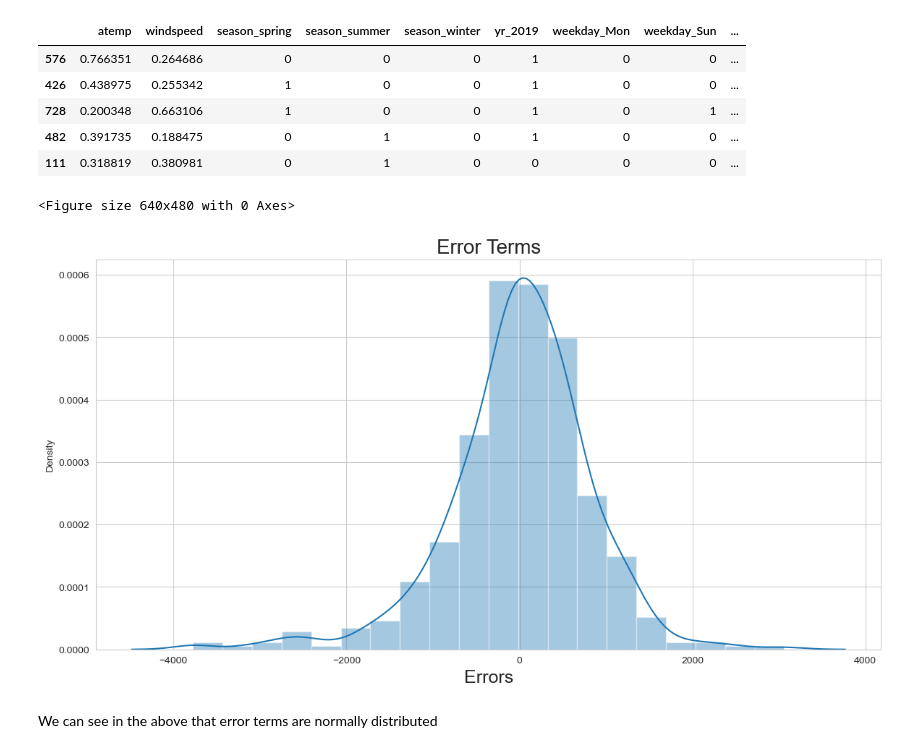
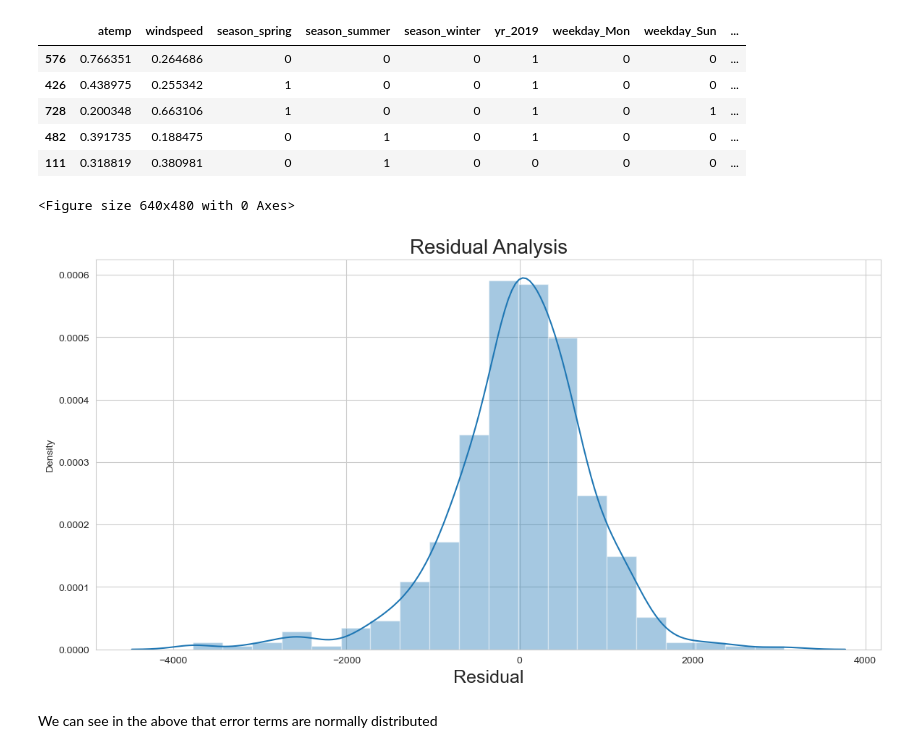
Before and after one commit to gurpreetkalra/BoomBikeCaseStudy, a Jupyter notebook: BoomBikeCaseStudy.ipynb, the cells around one changed output. Drawn from its saved outputs; the diff is of its cells as text; code cells hidden in the pictures.

```diff
--- a/BoomBikeCaseStudy.ipynb
+++ b/BoomBikeCaseStudy.ipynb
@@ -767,13 +810,13 @@ y_trainPredict = model1.predict(x_trainTransactionDf_rfe3_sm)
 # %%
 fig = plt.figure()
 plt.figure(figsize=(14,7))
 sns.distplot((y_trainTransactionDf - y_trainPredict), bins = 20)
-plt.title('Error Terms', fontsize = 20)                  # Plot heading
-plt.xlabel('Errors', fontsize = 18)  # X-label
+plt.title('Residual Analysis', fontsize = 20)
+plt.xlabel('Residual', fontsize = 18)
 plt.show()
 # %% [output]
 <Figure size 640x480 with 0 Axes>
-[figure, old version]
+[figure, new version]
 # %% [markdown]
 We can see in the above that error terms are normally distributed
 # %% [markdown]
```
Also changed, not shown: parts of 14 cells of this notebook, 1 other file.
